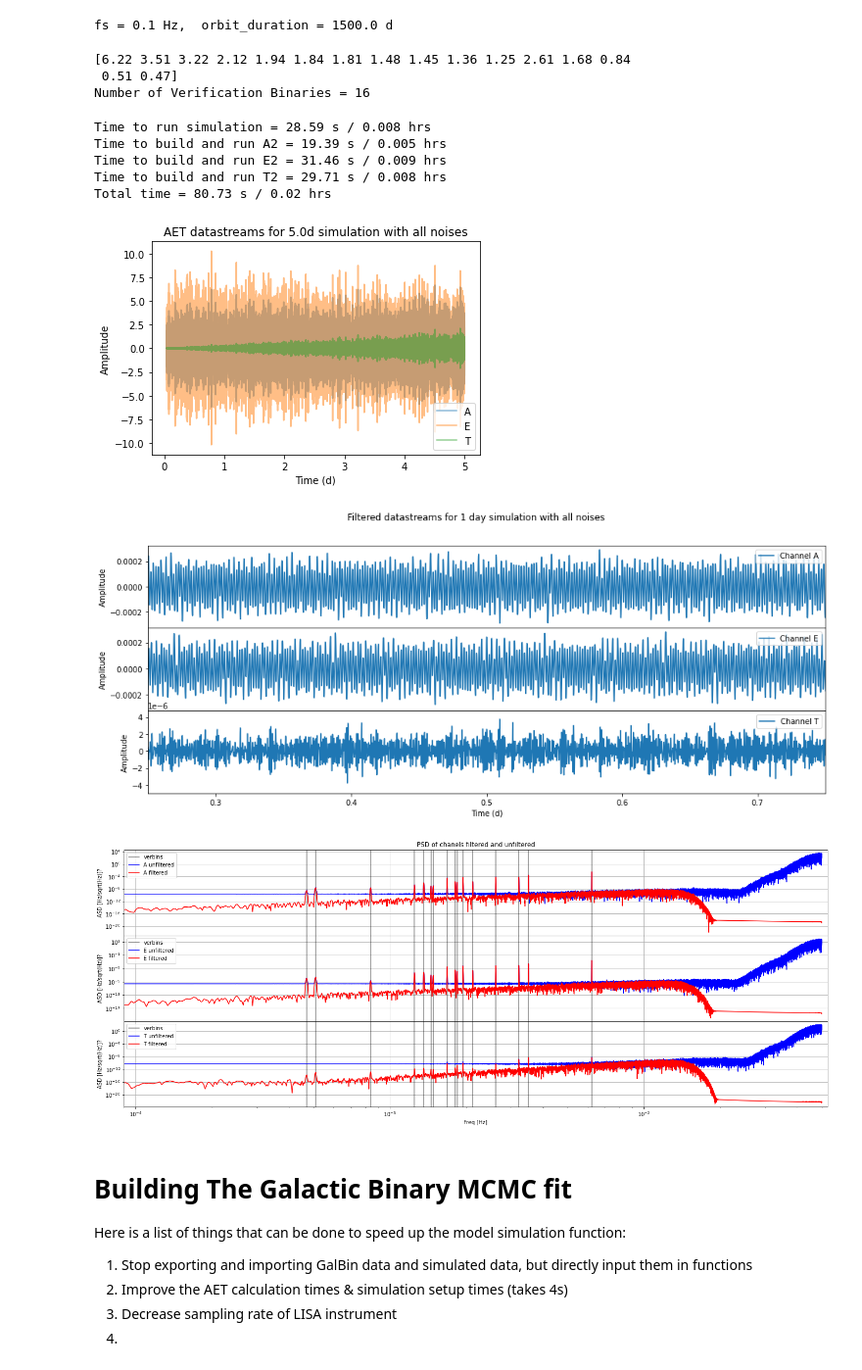
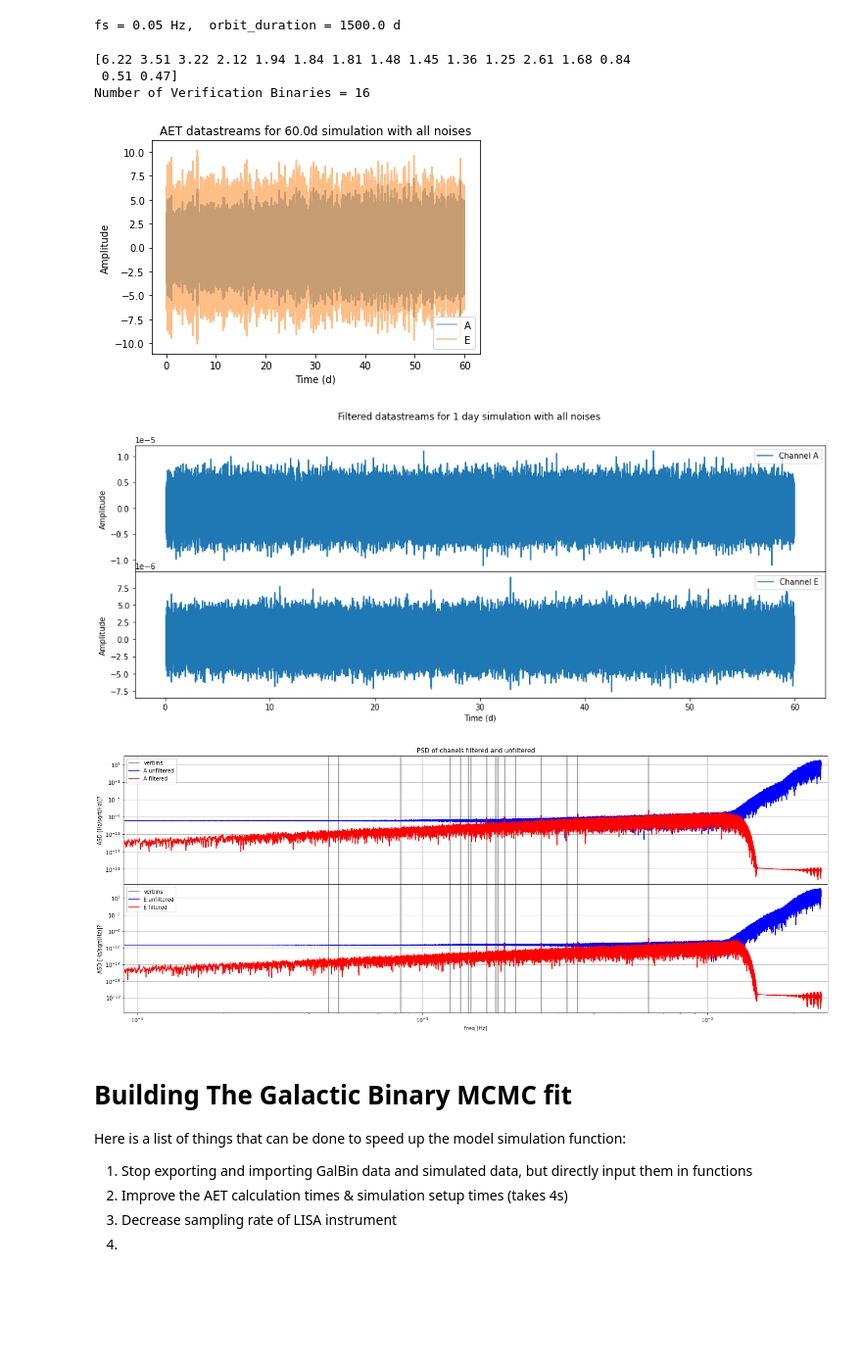
Before and after one commit to BartOuwehand/MP1_LISA, a Jupyter notebook: nelder-mead_parameter_fit.ipynb, the cells around one changed output. Shown at 98% size. Cells and saved outputs as stored; diff of their text form; code cells hidden in the pictures; blank space fills up the shorter version.

```diff
--- a/nelder-mead_parameter_fit.ipynb
+++ b/nelder-mead_parameter_fit.ipynb
@@ -31,9 +31,9 @@ orbit_path = '../orbits/keplerian_long.h5'
 gw_path = 'gws.h5'
 
 # Setup simluation parameters
-fs = 0.1    # Hz
+fs = 0.05    # Hz
 day = 86400 # s
-duration = day*5 # X days
+duration = day*60 # X days
 size = duration*fs
 discard = 300
 
@@ -49,19 +49,20 @@ with h5py.File(orbit_path) as orbits:
 # Turn on/off binary creation & instrument simulation
 use_verbinaries = True
 # gen_new_gws = False
-run_new_simulation = True
+run_new_simulation = False
 
 # Specify specific number of binaries
 Ngalbins = 16
 # %% [output]
-fs = 0.1 Hz,  orbit_duration = 1500.0 d
+fs = 0.05 Hz,  orbit_duration = 1500.0 d
 # %%
 # Insert binary parameters
 amplitude_amplification = 1e4
 
 if use_verbinaries:
     # Define name of simulation uitput file
-    sample_outputf = 'measurements/MCMCsample'+str(int(duration))+'s'+'_verbins' #extention of .h5 or .txt added later
+    # sample_outputf = 'measurements/MCMCsample'+str(int(duration))+'s'+'_verbins' #extention of .h5 or .txt added later
+    sample_outputf = 'pyscripts/measurements/1/s8' #extention of .h5 or .txt added later
 
     rawdata = ascii.read("verbinaries_data_wsource_name.txt")
 
@@ -90,7 +91,7 @@ if use_verbinaries:
 
     totNgalbins = len(sourcenames)
     phi0_true_forinst = np.zeros(Ngalbins)
-    phi0_true = np.array(ascii.read("verbinaries_phaseoffset.txt")['phi0'])[:Ngalbins]
+    phi0_true = np.array(ascii.read("verbinaries_phaseoffset_"+str(int(1/fs))+"dt.txt")['phi0'])[:Ngalbins]
     print ("Number of Verification Binaries = {}".format(Ngalbins))
 
 else:
@@ -174,18 +175,13 @@ if run_new_simulation:
 
     t4 = time.time()
     print ("Total time = {:.2f} s / {:.2f} hrs".format(t4-t0,(t4-t0)/3600))
-# %% [output]
-Time to run simulation = 28.59 s / 0.008 hrs
-Time to build and run A2 = 19.39 s / 0.005 hrs
-Time to build and run E2 = 31.46 s / 0.009 hrs
-Time to build and run T2 = 29.71 s / 0.008 hrs
-Total time = 80.73 s / 0.02 hrs
 # %%
 # Retreive A, E, T data
 rawdata = ascii.read(sample_outputf+'.txt')
-sdata = np.array([rawdata['t'],rawdata['A'],rawdata['E'],rawdata['T']])
+# sdata = np.array([rawdata['t'],rawdata['A'],rawdata['E'],rawdata['T']])
+sdata = np.array([rawdata['t'],rawdata['A'],rawdata['E']])
 # %%
-for i in range(3):
+for i in range(2):
     plt.plot(sdata[0]/day,sdata[i+1],label=rec[i],alpha=.5)
 plt.title('AET datastreams for '+str(duration/day)+'d simulation with all noises')
 plt.legend(loc=4)
@@ -193,50 +189,53 @@ plt.xlabel('Time (d)')
 plt.ylabel('Amplitude')
 plt.show()
 # %% [output]
-[figure, old version]
+[figure, new version]
 # %%
 def psd_func(data):
     return scipy.signal.welch(data,fs=fs,window='nuttall',nperseg=len(data),detrend=False)
 
 # Create psd for data
 tmp = []
-for i in range(1,4):
+for i in range(1,3):
     ftmp, psdtmp = psd_func(sdata[i])
     tmp.append(psdtmp)
-psd = np.array([ftmp,tmp[0],tmp[1],tmp[2]])
+# psd = np.array([ftmp,tmp[0],tmp[1],tmp[2]])
+psd = np.array([ftmp,tmp[0],tmp[1]])
 
 # Create filtered data
 cutoff = 100
 tmp = []
 #coeffs = scipy.signal.firls(73,bands=[0,1,1.2,2],desired=[1,1,0,0],fs=fs)
 #coeffs = scipy.signal.firls(73, bands=[0,1e-2,3e-2,5e-2], desired=[1,1,0,0],fs=fs)
-coeffs = scipy.signal.firls(73, bands=[0,1e-2,2e-2,fs/2], desired=[1,1,0,0],fs=fs)
-for i in range(1,4):
+coeffs = scipy.signal.firls(73, bands=[0,1e-2,1.5e-2,fs/2], desired=[1,1,0,0],fs=fs)
+for i in range(1,3):
     fdata_tmp = scipy.signal.filtfilt(coeffs,1., x=sdata[i],padlen=len(psd[0]))
     tmp.append(fdata_tmp[cutoff:-cutoff])
-fsdata = np.array([sdata[0][cutoff:-cutoff],tmp[0],tmp[1],tmp[2]])
+# fsdata = np.array([sdata[0][cutoff:-cutoff],tmp[0],tmp[1],tmp[2]])
+fsdata = np.array([sdata[0][cutoff:-cutoff],tmp[0],tmp[1]])
 
 # Create psd for filtered data
 tmp = []
-for i in range(1,4):
+for i in range(1,3):
     ftmp, psdtmp = psd_func(fsdata[i])
     tmp.append(psdtmp)
-fpsd = np.array([ftmp,tmp[0],tmp[1],tmp[2]])
+# fpsd = np.array([ftmp,tmp[0],tmp[1],tmp[2]])
+fpsd = np.array([ftmp,tmp[0],tmp[1]])
 
-fig, axs = plt.subplots(3, figsize=(16,6), sharex=True, gridspec_kw={'hspace':0})
+fig, axs = plt.subplots(2, figsize=(16,6), sharex=True, gridspec_kw={'hspace':0})
 fig.suptitle("Filtered datastreams for 1 day simulation with all noises")
-for i in range(3):
+for i in range(2):
     axs[i].plot(fsdata[0]/day,fsdata[i+1],label='Channel '+rec[i])
     axs[i].legend(loc=1)
     axs[i].set_ylabel('Amplitude')
 axs[i].set_xlabel('Time (d)')
-axs[i].set_xlim(.25,.75)
+# axs[i].set_xlim(.25,.75)
 plt.show()
 # %% [output]
-[figure, old version]
+[figure, new version]
 # %%
-fig, axs = plt.subplots(3, figsize=(24,9), sharex=True, gridspec_kw={'hspace':0})
-for i in range(3):
+fig, axs = plt.subplots(2, figsize=(24,9), sharex=True, gridspec_kw={'hspace':0})
+for i in range(2):
     for f in f_true:
         if f == f_true[0]:
             axs[i].plot([f]*2,[1e-50,1e50],c='black',alpha=0.5,label="verbins")
@@ -256,7 +255,7 @@ axs[0].set_title("PSD of chanels filtered and unfiltered")
 axs[i].set_xlim(xmin=9e-5,xmax=fs/1.9)#,xmax=1e-2)
 plt.show()
 # %% [output]
-[figure, old version]
+[figure, new version]
 # %%
 # Difference factor between pytdi.Data.from_instrument and pytdi.Data.from_gws
 
```
Also changed, not shown: parts of 17 cells of this notebook, 9 other files.
